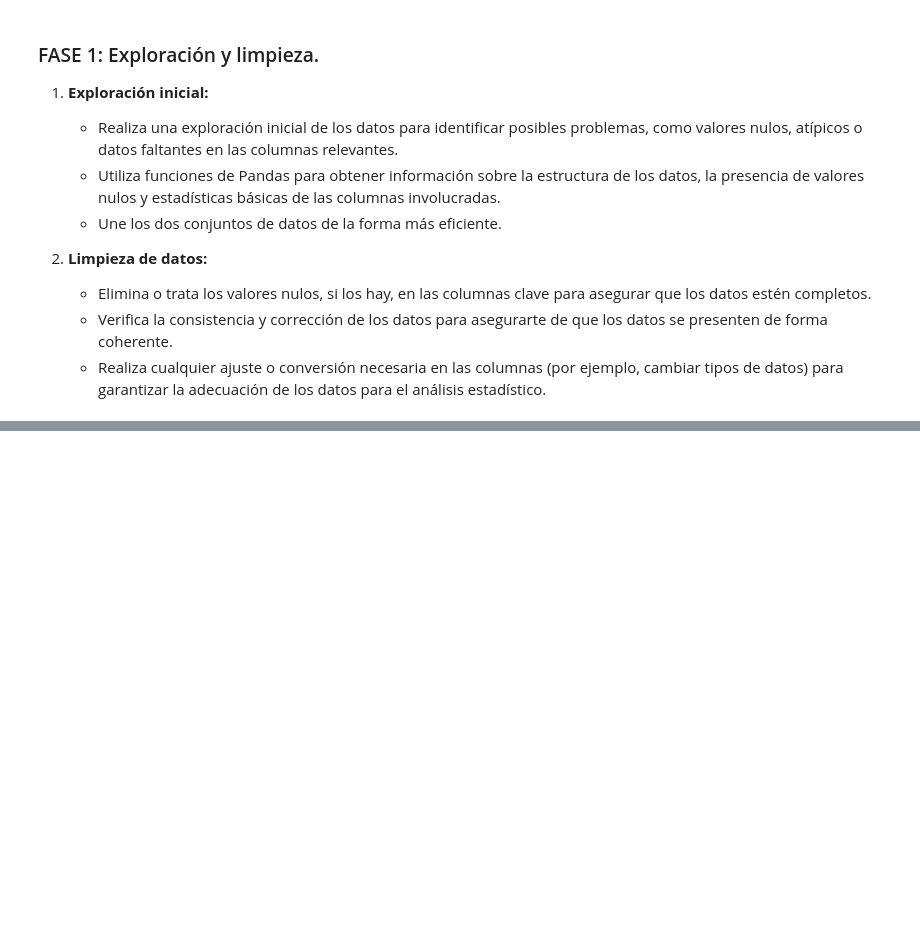
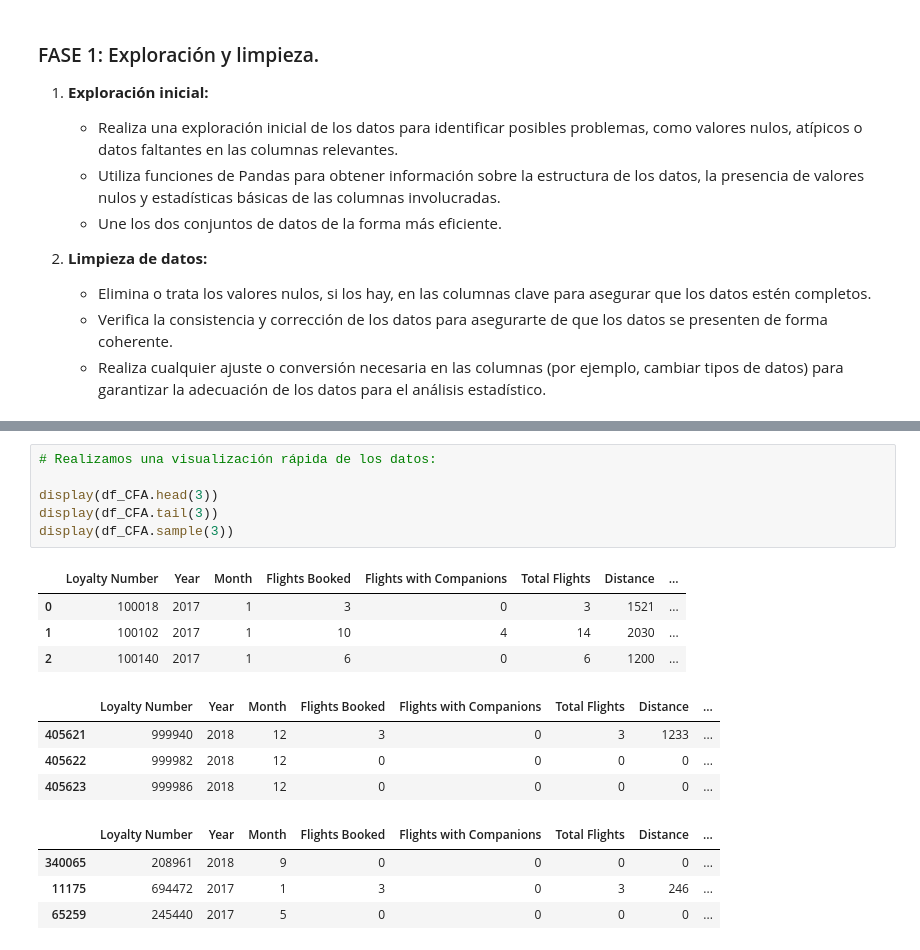
Before and after one commit to Adalab/bda-modulo-3-evaluacion-final-MPNimo, a Jupyter notebook: evaluacion-final-modulo3.ipynb, the cells around one changed output, grey strips where cells are left out. Saved outputs shown, nothing was run; the diff lists cells and outputs as text; blank space fills up the shorter version.

```diff
--- a/evaluacion-final-modulo3.ipynb
+++ b/evaluacion-final-modulo3.ipynb
@@ -51,0 +71,19 @@ display(df_CLH.head(2))
+# %%
+# Realizamos una visualización rápida de los datos:
+
+display(df_CFA.head(3))
+display(df_CFA.tail(3))
+display(df_CFA.sample(3))
+# %% [output]
+|  | Loyalty Number | Year | Month | Flights Booked | Flights with Companions | Total Flights | Distance | ... |
+| 0 | 100018 | 2017 | 1 | 3 | 0 | 3 | 1521 | ... |
+| 1 | 100102 | 2017 | 1 | 10 | 4 | 14 | 2030 | ... |
+| 2 | 100140 | 2017 | 1 | 6 | 0 | 6 | 1200 | ... |
+|  | Loyalty Number | Year | Month | Flights Booked | Flights with Companions | Total Flights | Distance | ... |
+| 405621 | 999940 | 2018 | 12 | 3 | 0 | 3 | 1233 | ... |
+| 405622 | 999982 | 2018 | 12 | 0 | 0 | 0 | 0 | ... |
+| 405623 | 999986 | 2018 | 12 | 0 | 0 | 0 | 0 | ... |
+|  | Loyalty Number | Year | Month | Flights Booked | Flights with Companions | Total Flights | Distance | ... |
+| 340065 | 208961 | 2018 | 9 | 0 | 0 | 0 | 0 | ... |
+| 11175 | 694472 | 2017 | 1 | 3 | 0 | 3 | 246 | ... |
+| 65259 | 245440 | 2017 | 5 | 0 | 0 | 0 | 0 | ... |
```
Also changed, not shown: parts of 24 cells of this notebook.
